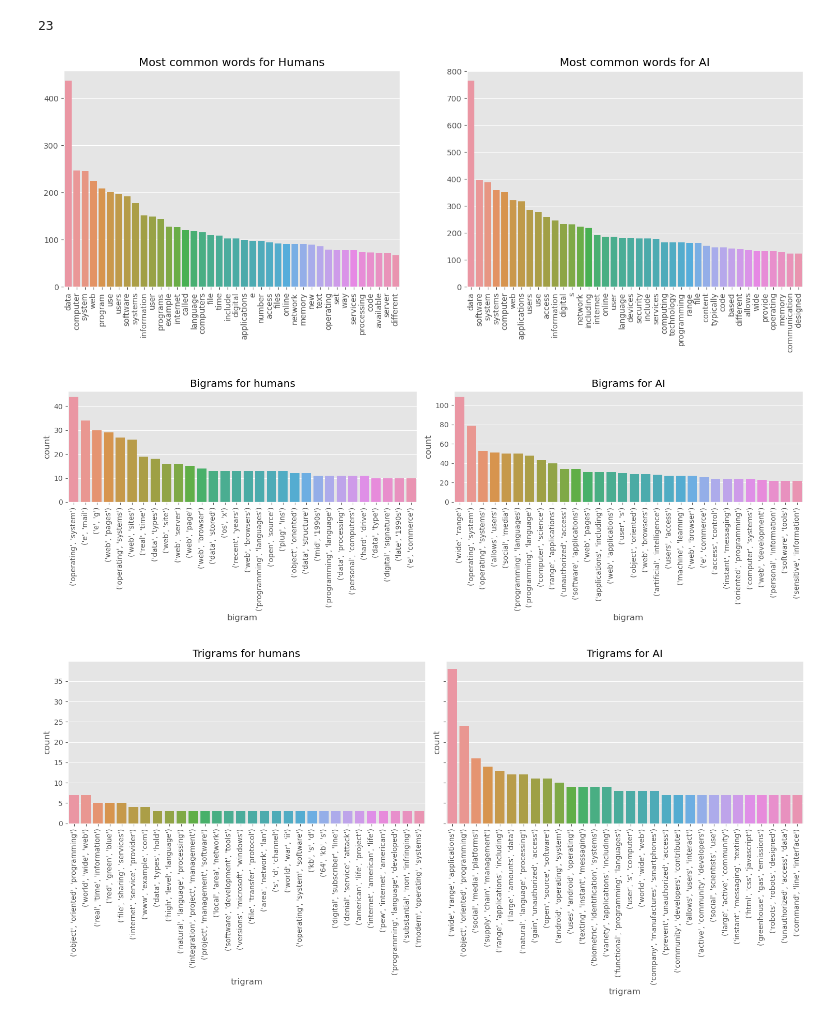
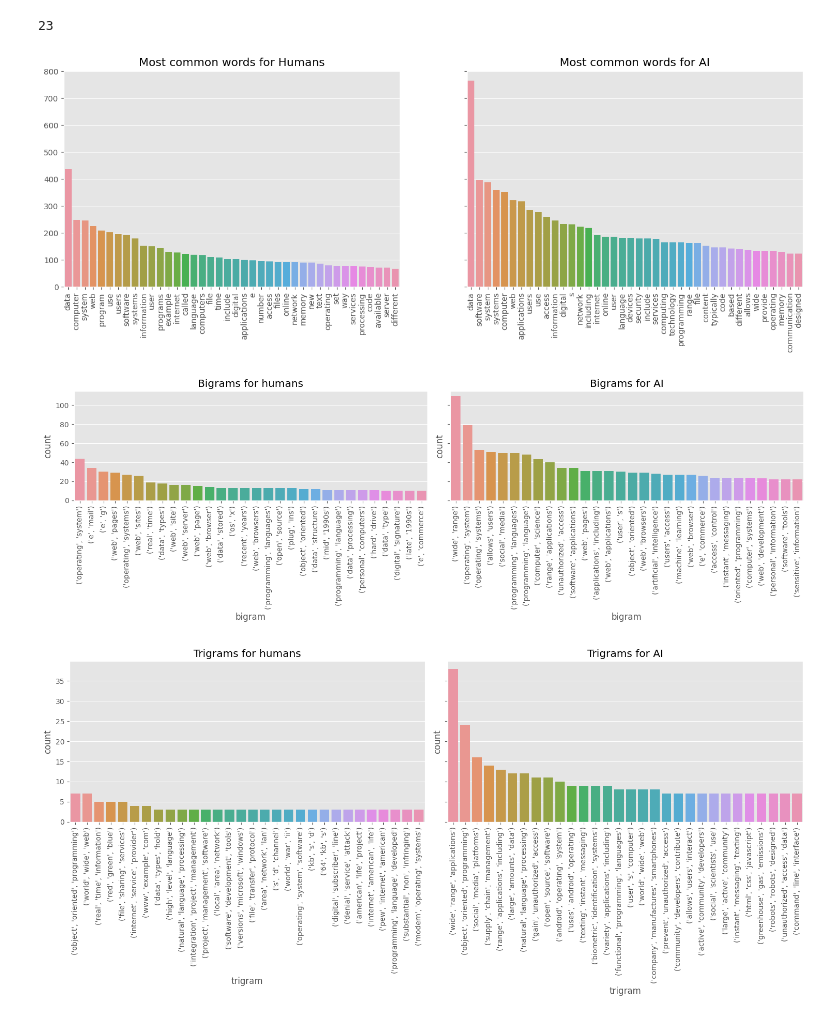
Before and after one commit to do3-173/FDS_Final, a Jupyter notebook: LR_with_TFIDF_and_NEWFEATURES.ipynb, the cells around one changed output. Drawn from its saved outputs; the diff is of its cells as text; code cells hidden in the pictures.

```diff
--- a/LR_with_TFIDF_and_NEWFEATURES.ipynb
+++ b/LR_with_TFIDF_and_NEWFEATURES.ipynb
@@ -189,37 +189,37 @@ def most_common_words(data):
 most_1_human = most_common_words(data[data['class']==0])
 most_1_ai = most_common_words(data[data['class']==1])
 # %%
-fig, axes = plt.subplots(1,2, figsize = (17,5))
+fig, axes = plt.subplots(1,2, figsize = (17,5), sharey= True)
 sns.barplot(x = list(most_1_human.keys()), y = list(most_1_human.values()), ax = axes[0]).set(title="Most common words for Humans")
 sns.barplot(x = list(most_1_ai.keys()), y = list(most_1_ai.values()), ax = axes[1]).set(title="Most common words for AI")
 axes[0].tick_params(axis='x', rotation = 90)
 axes[1].tick_params(axis='x', rotation = 90)
 plt.show()
 # %% [output]
-[figure, old version]
+[figure, new version]
 # %%
 humans = data[data['class']==0]
 corpus_humans = [word for i in humans.article_clean.str.split().values.tolist() for word in i]
 bigrams_humans = (pd.Series(nltk.ngrams(corpus_humans, 2)).value_counts())
 bigrams_df_h = bigrams_humans.reset_index()
 bigrams_df_h.columns = ['bigram', 'count']
 
 AI = data[data['class']==1]
 corpus_AI = [word for i in AI.article_clean.str.split().values.tolist() for word in i]
 bigrams_AI = (pd.Series(nltk.ngrams(corpus_AI, 2)).value_counts())
 bigrams_df_AI = bigrams_AI.reset_index()
 bigrams_df_AI.columns = ['bigram', 'count']
 
-fig, axes = plt.subplots(1,2, figsize = (15,5))
+fig, axes = plt.subplots(1,2, figsize = (15,5), sharey=True)
 sns.barplot(bigrams_df_h.head(30), x = 'bigram', y ='count', ax=axes[0]).set(title = 'Bigrams for humans')
 sns.barplot(bigrams_df_AI.head(30), x = 'bigram', y ='count', ax=axes[1]).set(title = 'Bigrams for AI')
 axes[0].tick_params(axis='x', rotation = 90)
 axes[1].tick_params(axis='x', rotation = 90)
 plt.tight_layout()
 
 # Look! AI has very high frequences while humans at max 40 but I still need to fix tha data :)
 # %% [output]
-[figure, old version]
+[figure, new version]
 # %%
 trigrams_humans = (pd.Series(nltk.ngrams(corpus_humans, 3)).value_counts())
 trigrams_df_h = trigrams_humans.reset_index()
```
Also changed, not shown: parts of 22 cells of this notebook.
